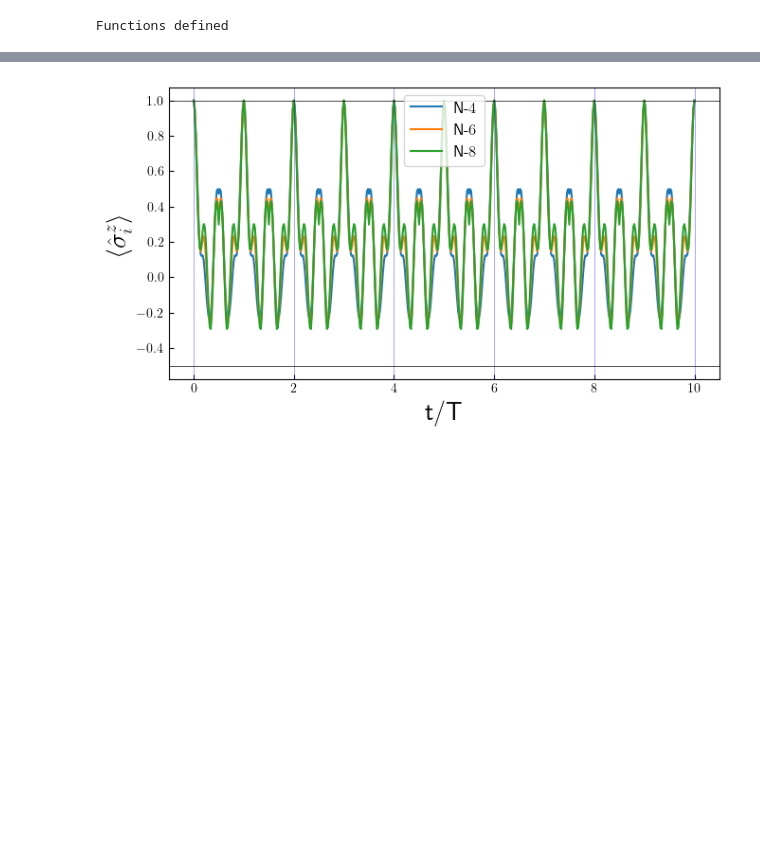
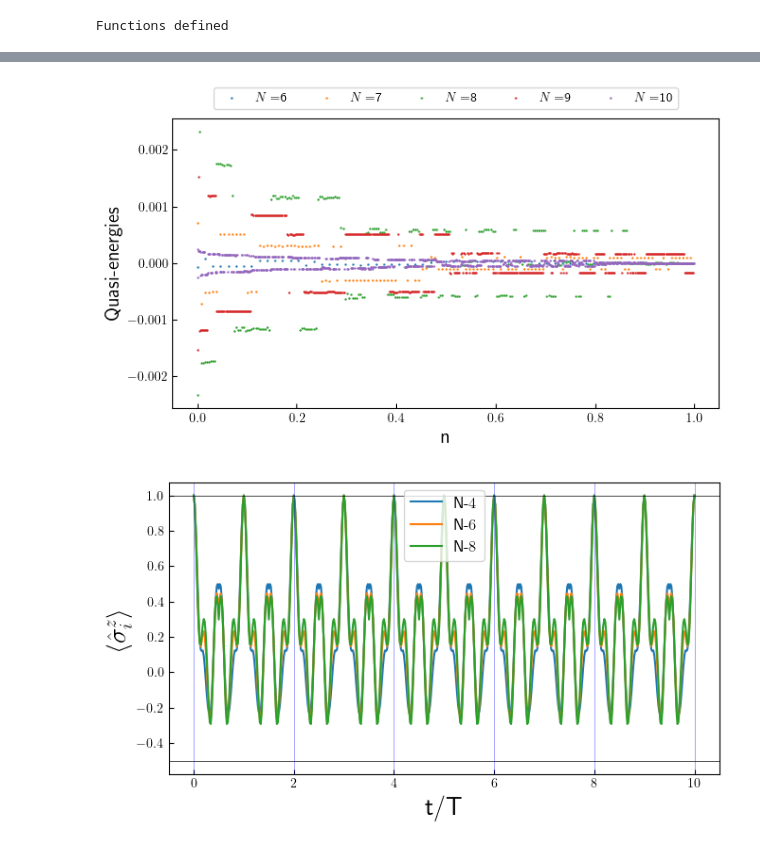
Before and after one commit to rahmahi/Impure_Flat-band, a Jupyter notebook: impure_fb_DTC.ipynb, the cells around one changed output, grey strips where cells are left out. Drawn from its saved outputs; the diff is of its cells as text; code cells hidden in the pictures; blank space fills up the shorter version.

```diff
--- a/impure_fb_DTC.ipynb
+++ b/impure_fb_DTC.ipynb
@@ -96,6 +96,7 @@ def floquet_return_position(args):
     er = args['er']
     H01, H02, H11, H31 = position_hamiltonian(args)
     H = [[H01, drive1],[H02,drive2],[H11,drive3]]
+    H = [[H01, drive1],[H02,drive2]]
 
     T = 2 * np.pi/args['omega']
     f_modes_0, f_energies = floquet_modes(H, T, args)
@@ -155,3 +218,30 @@ plt.show()
+# %%
+plt.rcParams.update({"figure.figsize": (7.5, 4), "text.usetex": True, "font.size": 15})
+
+T = 2 * np.pi/omega
+
+
+
+for i, N in enumerate(Ns):
+    #plt.scatter(range(len(data_tfim_p_fb[i])), data_tfim_p_fb[i], s = 0.3, label = r'$N=$'+str(N))
+    plt.scatter(np.linspace(0, len(data_tfim_p_fb[i])-1, len(data_tfim_p_fb[i]))/len(data_tfim_p_fb[i]), data_tfim_p_fb[i], s= 0.5, label = r'$N=$'+str(N))
+
+plt.xlabel('n')
+plt.ylabel(r'Quasi-energies')
+plt.tick_params(axis='both', which='both', labelsize=10)
+plt.tick_params(which='both', direction='in')
+plt.legend(frameon=True, fontsize=10, ncol=5, loc='upper center', bbox_to_anchor=(0.5, 1.13))
+#plt.xlim(1490, 1500)
+#plt.ylim(0.95, 1.02)
+
+#plt.axhline(y = 1, color = 'black', lw = 0.5)
+#plt.axhline(y = -0.5, color = 'black', lw = 0.5)
+
+#plt.savefig("ising_freezing_dtc_magnetization.pdf", bbox_inches = 'tight')
+
+plt.show()
+# %% [output]
+[figure, added]
 # %%
 import matplotlib.pyplot as plt
 import traceback
```
Also changed, not shown: parts of 2 cells of this notebook.
